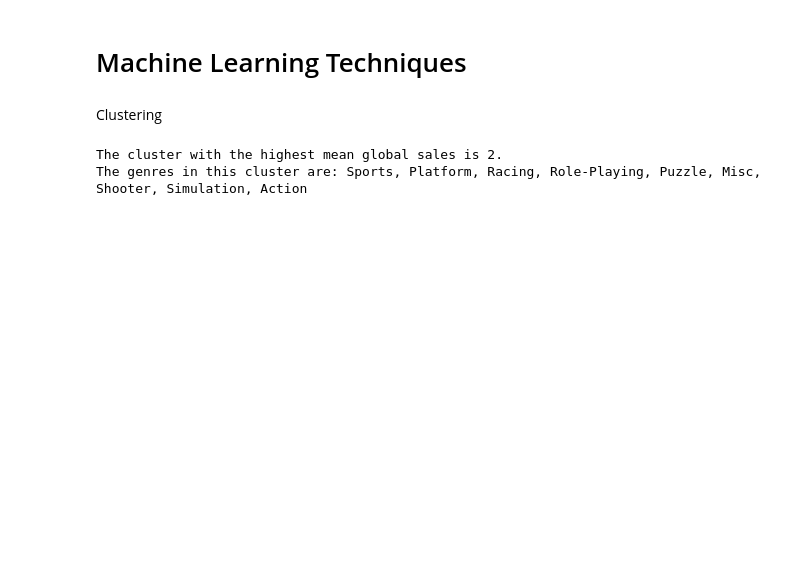
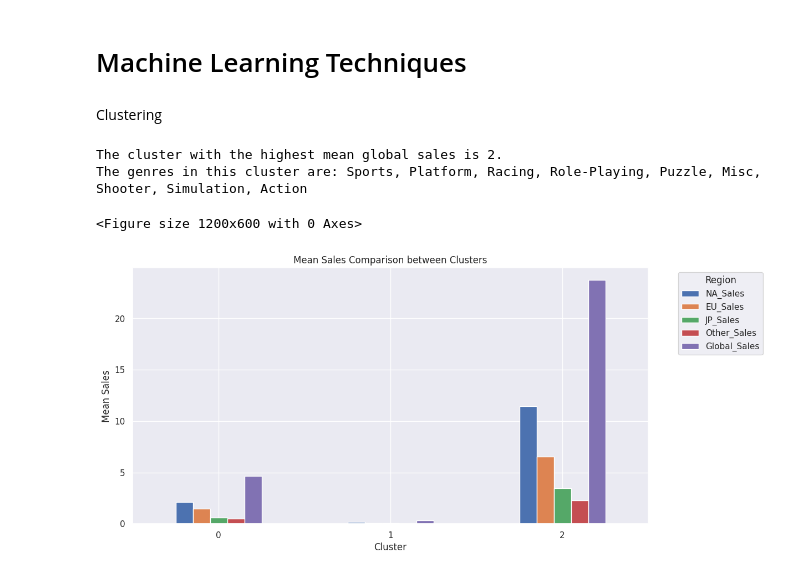
Before and after one commit to RuiLinnnn/SC1015-Project-Video-Game, a Jupyter notebook: Clustering.ipynb, the cells around one changed output. Drawn from its saved outputs; the diff is of its cells as text; code cells hidden in the pictures; blank space fills up the shorter version.

Commit message:
Updated Clustering file

```diff
--- a/Clustering.ipynb
+++ b/Clustering.ipynb
@@ -14,33 +14,45 @@ vgresult = pd.read_csv('cleaned-Video-Game-dataset.csv')
 # %%
 from sklearn.cluster import KMeans
 
 # Assuming vgresult is a DataFrame containing the data
 X = vgresult[['NA_Sales', 'EU_Sales', 'JP_Sales', 'Other_Sales', 'Global_Sales']]
 
 # Normalize the data
 X_normalized = (X - X.mean()) / X.std()
 
 # Perform KMeans clustering
 kmeans = KMeans(n_clusters=3, random_state=42)
 kmeans.fit(X_normalized)
 
 # Add the cluster labels to the DataFrame
 vgresult.loc[:, 'Cluster'] = kmeans.labels_
 vgresult.to_csv('vgsales-cluster.csv')
 # Calculate the mean sales for each cluster
 cluster_means = vgresult.groupby('Cluster')[['NA_Sales', 'EU_Sales', 'JP_Sales', 'Other_Sales', 'Global_Sales']].mean()
 
 # Find the cluster with the highest mean global sales
 best_cluster = cluster_means['Global_Sales'].idxmax()
 
 # Get the genres in the best cluster
 best_cluster_genres = vgresult[vgresult['Cluster'] == best_cluster]['Genre'].unique()
 
 print(f"The cluster with the highest mean global sales is {best_cluster}.")
 print(f"The genres in this cluster are: {', '.join(best_cluster_genres)}")
+
+# Plot the mean sales for each region for each cluster
+plt.figure(figsize=(12, 6))
+cluster_means.plot(kind='bar', figsize=(12, 6))
+plt.xlabel('Cluster')
+plt.ylabel('Mean Sales')
+plt.title('Mean Sales Comparison between Clusters')
+plt.xticks(rotation=0)
+plt.legend(title='Region', bbox_to_anchor=(1.05, 1), loc='upper left')
+plt.show()
 # %% [output]
 The cluster with the highest mean global sales is 2.
 The genres in this cluster are: Sports, Platform, Racing, Role-Playing, Puzzle, Misc, Shooter, Simulation, Action
+<Figure size 1200x600 with 0 Axes>
+[figure, added]
 # %% [markdown]
 <a style='text-decoration:none;line-height:16px;display:flex;color:#5B5B62;padding:10px;justify-content:end;' href='https://deepnote.com?utm_source=created-in-deepnote-cell&projectId=62586f1a-5f5e-459f-afe7-2b73319ce813' target="_blank">
 <img alt='Created in deepnote.com' style='display:inline;max-height:16px;margin:0px;margin-right:7.5px;' src='embedded-picture-1' > </img>
```
